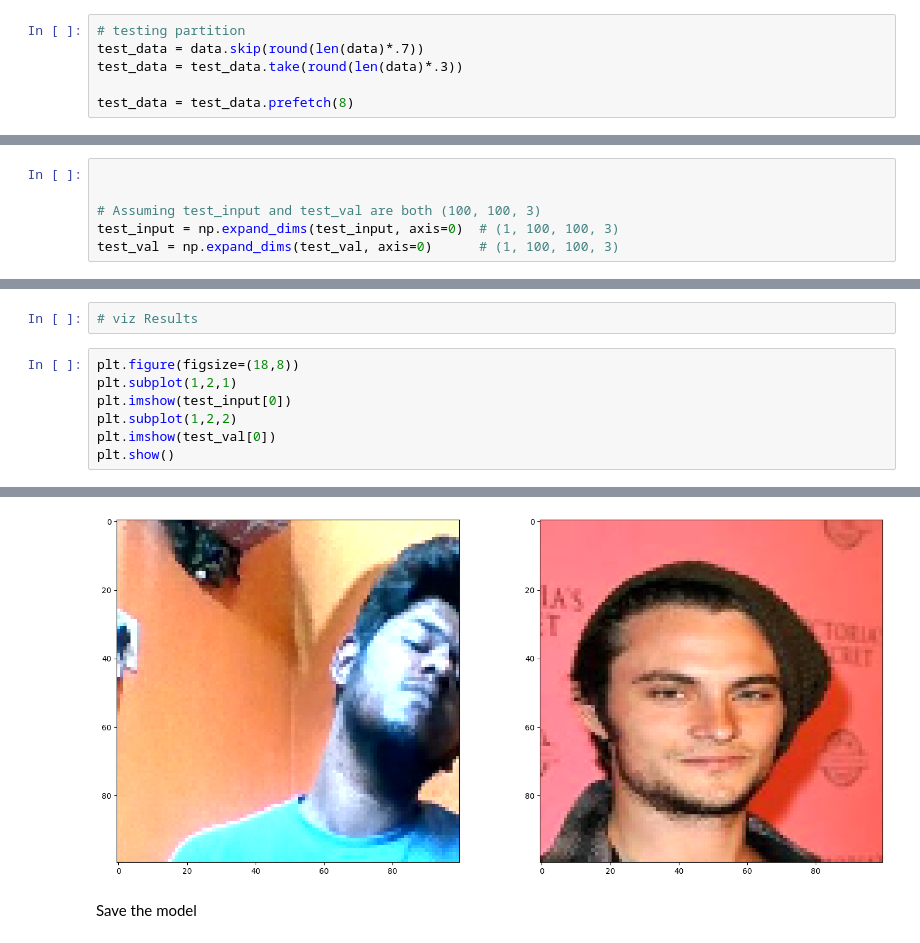
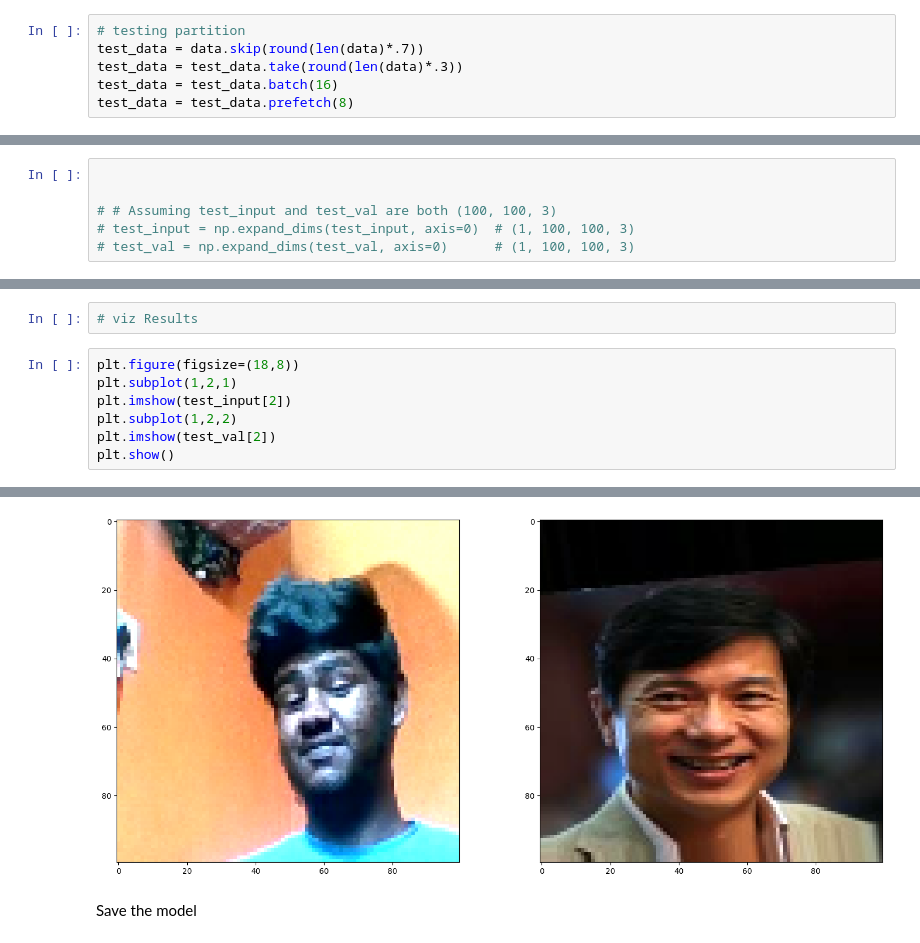
Before and after one commit to Harsha1025/facial_recognition, a Jupyter notebook: Untitled.ipynb, the cells around one changed output, grey strips where cells are left out. Cells and saved outputs as stored; diff of their text form.

```diff
--- a/Untitled.ipynb
+++ b/Untitled.ipynb
@@ -292,7 +296,7 @@ len(train_sample[0])
 # testing partition
 test_data = data.skip(round(len(data)*.7))
 test_data = test_data.take(round(len(data)*.3))
-
+test_data = test_data.batch(16)
 test_data = test_data.prefetch(8)
 # %%
 inp = Input(shape=(105,105,3), name='input_image')
@@ -587,6 +613,6 @@ test_var = test_data.as_numpy_iterator().next()
 # %%
 
 
-# Assuming test_input and test_val are both (100, 100, 3)
-test_input = np.expand_dims(test_input, axis=0)  # (1, 100, 100, 3)
-test_val = np.expand_dims(test_val, axis=0)      # (1, 100, 100, 3)
+# # Assuming test_input and test_val are both (100, 100, 3)
+# test_input = np.expand_dims(test_input, axis=0)  # (1, 100, 100, 3)
+# test_val = np.expand_dims(test_val, axis=0)      # (1, 100, 100, 3)
@@ -633,9 +652,9 @@ np.float32(0.0)
 # %%
 plt.figure(figsize=(18,8))
 plt.subplot(1,2,1)
-plt.imshow(test_input[0])
+plt.imshow(test_input[2])
 plt.subplot(1,2,2)
-plt.imshow(test_val[0])
+plt.imshow(test_val[2])
 plt.show()
 # %% [output]
 WARNING:matplotlib.image:Clipping input data to the valid range for imshow with RGB data ([0..1] for floats or [0..255] for integers). Got range [0.0..1.1697248].
@@ -643,4 +662,4 @@ WARNING:matplotlib.image:Clipping input data to the valid range for imshow with
-[figure, old version]
+[figure, new version]
 # %% [markdown]
 Save the model
 # %%
```
Also changed, not shown: parts of 35 cells of this notebook.
